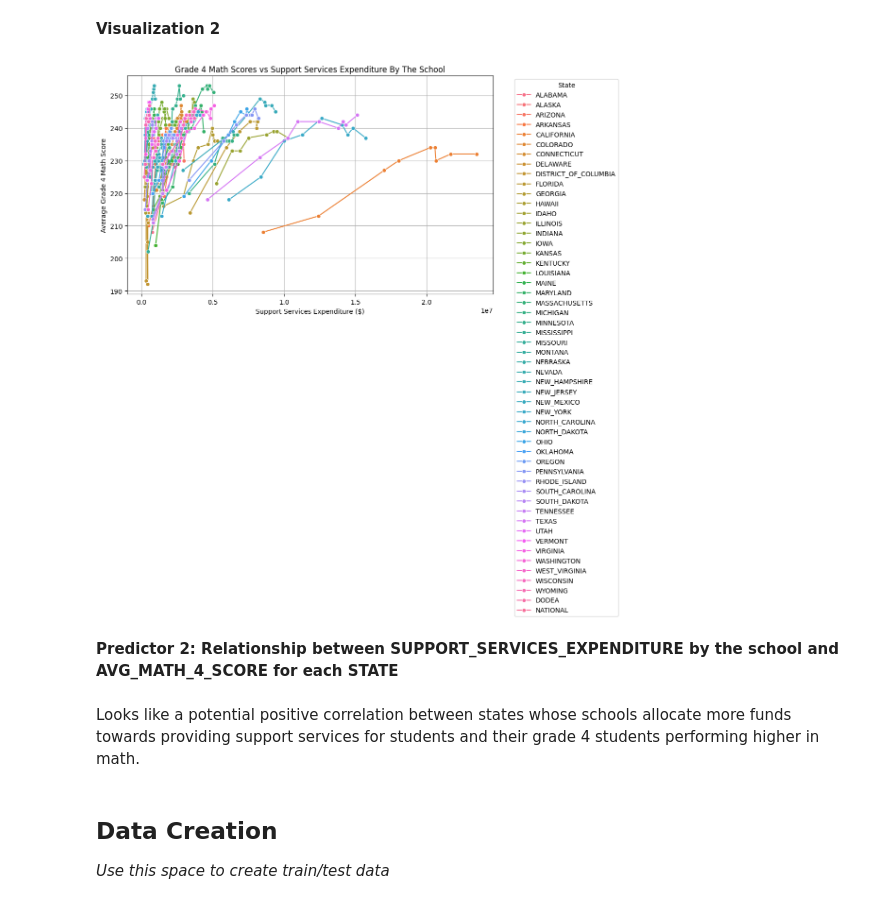
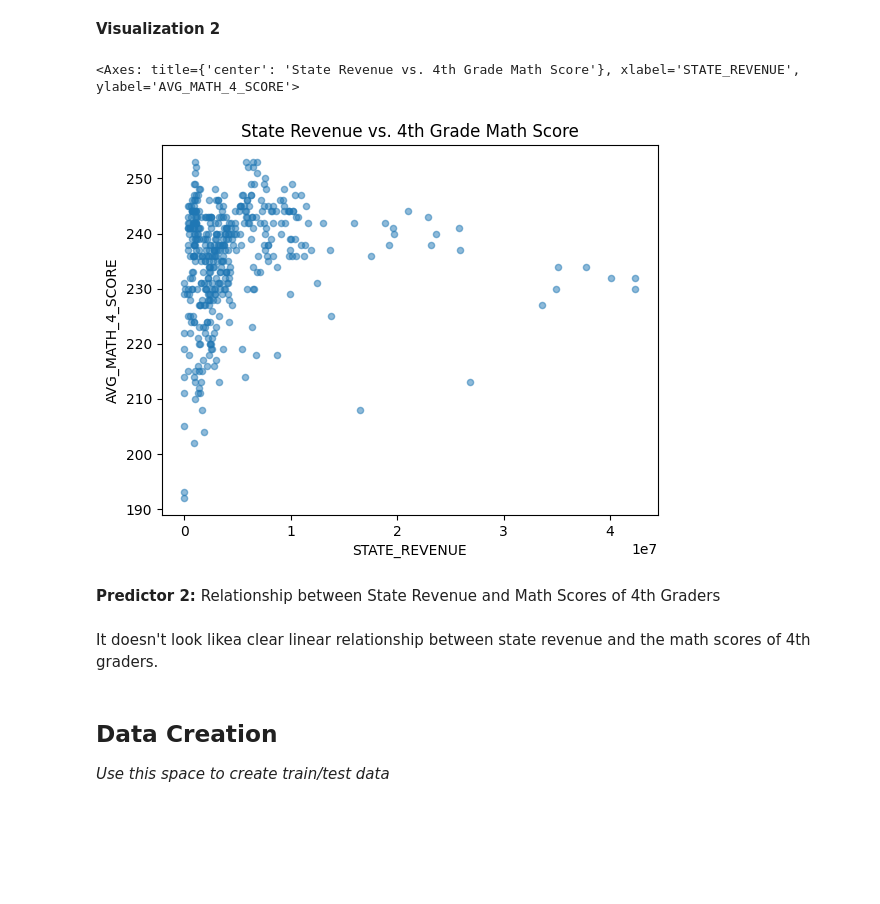
Before and after one commit to vxm52/MDST-Tutorial, a Jupyter notebook: tutorial1/checkpoint1.ipynb, the cells around one changed output. Drawn from its saved outputs; the diff is of its cells as text; code cells hidden in the pictures; blank space fills up the shorter version.

```diff
--- a/tutorial1/checkpoint1.ipynb
+++ b/tutorial1/checkpoint1.ipynb
@@ -155,24 +278,16 @@ plt.show()
 Looks like a potential positive correlation between states with higher expenditure by schools and their grade 4 students performing higher in math.
 # %% [markdown]
 **Visualization 2**
-# %%
-# @@@ 7
-
-# This is to see if the school's allocation of funds towards supporting students is proving effective at raising student's scores
-plt.figure(figsize=(10, 6))
-sns.lineplot(data=df, x="SUPPORT_SERVICES_EXPENDITURE", y="AVG_MATH_4_SCORE", hue="STATE", marker="o")
-plt.title("Grade 4 Math Scores vs Support Services Expenditure By The School")
-plt.xlabel("Support Services Expenditure ($)")
-plt.ylabel("Average Grade 4 Math Score")
-plt.legend(title='State', bbox_to_anchor=(1.05, 1), loc='upper left')
-plt.grid(True)
-plt.show()
-# %% [output]
-[figure, removed]
-# %% [markdown]
-**Predictor 2: Relationship between SUPPORT_SERVICES_EXPENDITURE by the school and AVG_MATH_4_SCORE for each STATE**
-# %% [markdown]
-Looks like a potential positive correlation between states whose schools allocate more funds towards providing support services for students and their grade 4 students performing higher in math.
+# %%
+# @@@ 7
+df.plot.scatter(x='STATE_REVENUE', y='AVG_MATH_4_SCORE', title='State Revenue vs. 4th Grade Math Score', alpha=0.5)
+# %% [output]
+<Axes: title={'center': 'State Revenue vs. 4th Grade Math Score'}, xlabel='STATE_REVENUE', ylabel='AVG_MATH_4_SCORE'>
+[figure, added]
+# %% [markdown]
+**Predictor 2:** Relationship between State Revenue and Math Scores of 4th Graders
+# %% [markdown]
+It doesn't look likea clear linear relationship between state revenue and the math scores of 4th graders.
 # %% [markdown]
 <h2> Data Creation </h2>
 
```
Also changed, not shown: parts of 30 cells of this notebook.
